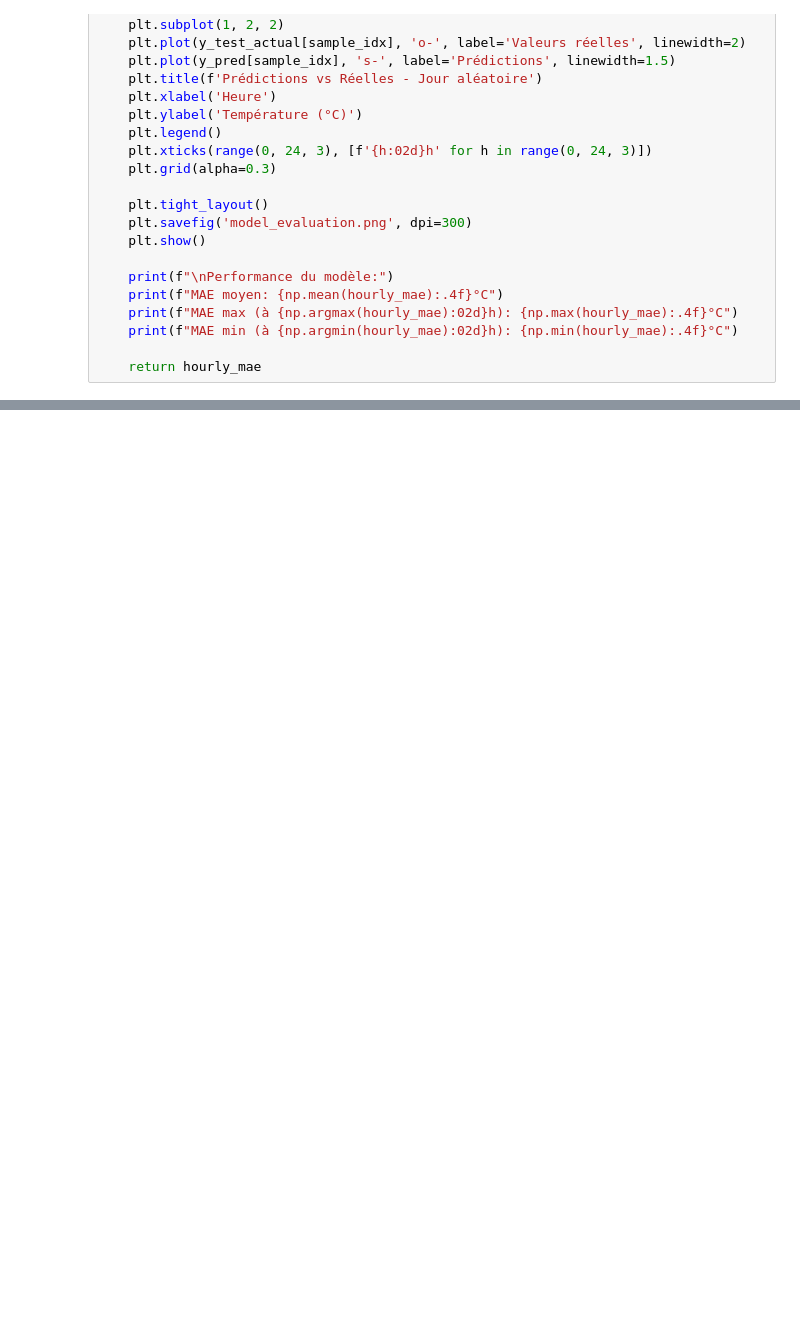
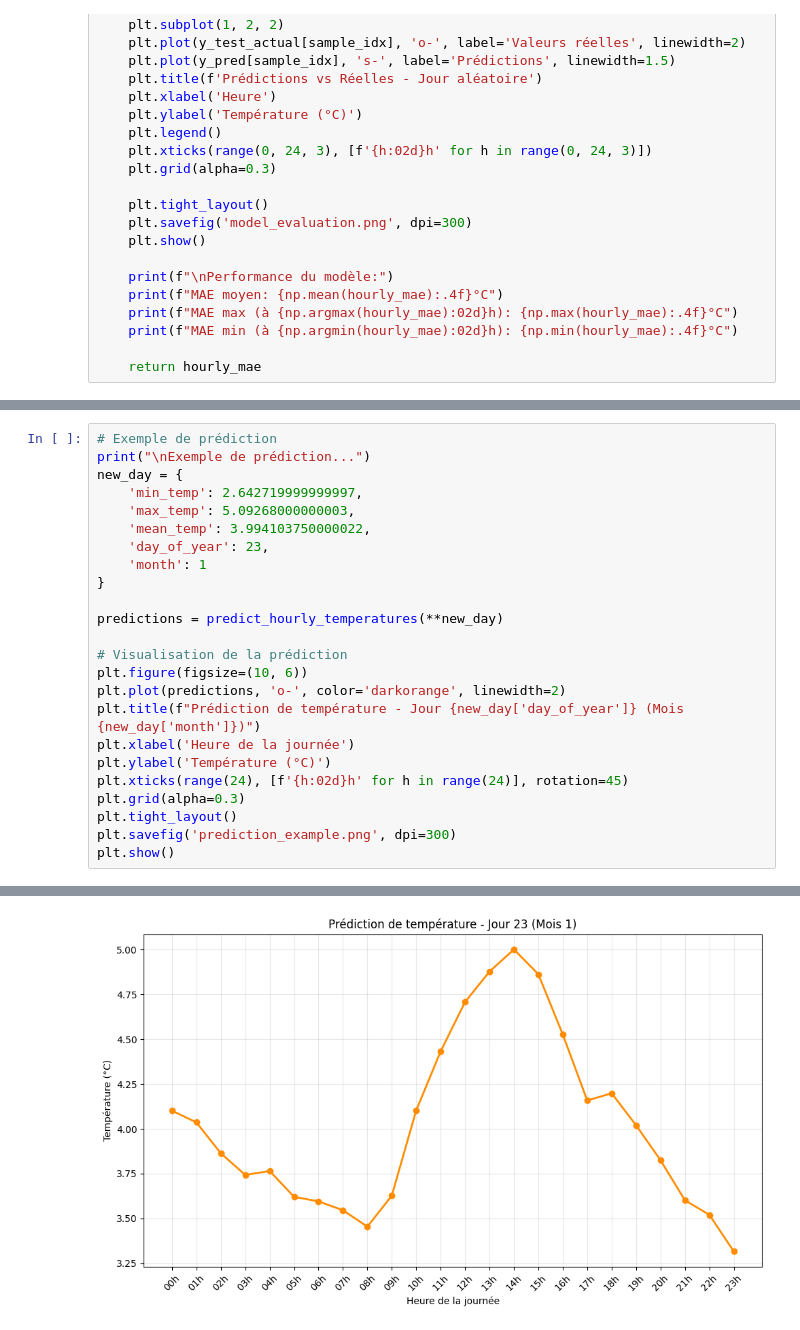
Before and after one commit to kubit07/data_analyse_DRIAS, a Jupyter notebook: bidirectinal_lstm_second_method.ipynb, the cells around one changed output, grey strips where cells are left out. Cells and saved outputs as stored; diff of their text form; blank space fills up the shorter version.

```diff
--- a/bidirectinal_lstm_second_method.ipynb
+++ b/bidirectinal_lstm_second_method.ipynb
@@ -1075,0 +887,25 @@ Exemple de prédiction...
+# %%
+# Exemple de prédiction
+print("\nExemple de prédiction...")
+new_day = {
+    'min_temp': 2.642719999999997,
+    'max_temp': 5.09268000000003,
+    'mean_temp': 3.994103750000022,
+    'day_of_year': 23,
+    'month': 1
+}
+
+predictions = predict_hourly_temperatures(**new_day)
+
+# Visualisation de la prédiction
+plt.figure(figsize=(10, 6))
+plt.plot(predictions, 'o-', color='darkorange', linewidth=2)
+plt.title(f"Prédiction de température - Jour {new_day['day_of_year']} (Mois {new_day['month']})")
+plt.xlabel('Heure de la journée')
+plt.ylabel('Température (°C)')
+plt.xticks(range(24), [f'{h:02d}h' for h in range(24)], rotation=45)
+plt.grid(alpha=0.3)
+plt.tight_layout()
+plt.savefig('prediction_example.png', dpi=300)
+plt.show()
+# %% [output]
@@ -1075,0 +914 @@ Exemple de prédiction...
+[figure, added]
```
Also changed, not shown: parts of 21 cells of this notebook, 5 other files.
